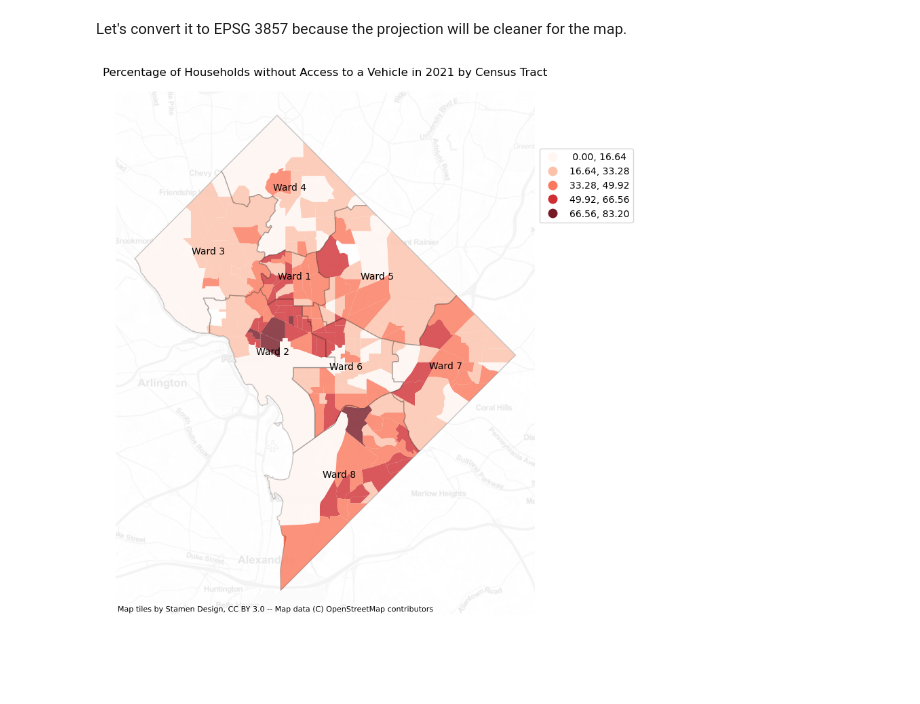
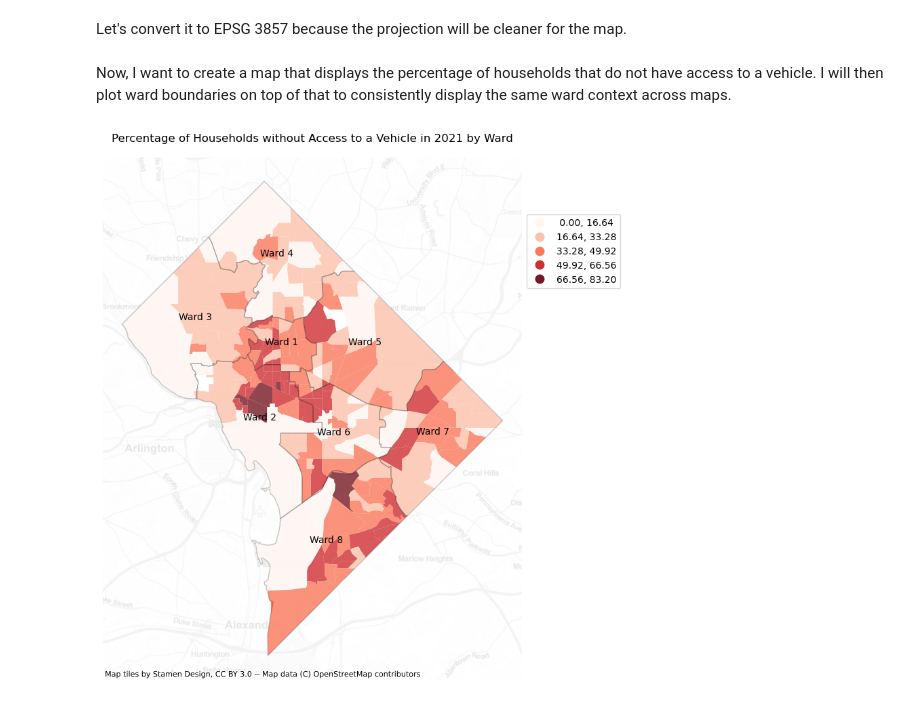
Before and after one commit to rseiberg/food_access_dc, a Jupyter notebook: Group Assignments/Final Project/vehicle_access_clean.ipynb, the cells around one changed output. Saved outputs shown, nothing was run; the diff lists cells and outputs as text; code cells hidden in the pictures; blank space fills up the shorter version.

```diff
--- a/Group Assignments/Final Project/vehicle_access_clean.ipynb
+++ b/Group Assignments/Final Project/vehicle_access_clean.ipynb
@@ -424,32 +449,34 @@ Datum: World Geodetic System 1984 ensemble
 Let's convert it to EPSG 3857 because the projection will be cleaner for the map.
 # %%
 tracts_vehicle_new = tracts_vehicle.to_crs(epsg=3857)
+# %% [markdown]
+Now, I want to create a map that displays the percentage of households that do not have access to a vehicle. I will then plot ward boundaries on top of that to consistently display the same ward context across maps.
 # %%
 fig, ax = plt.subplots(figsize=(10,10))
 
 tracts_vehicle_new.plot(figsize=(12,10),
                         column='No Vehicle Available',
                         legend=True,
                         cmap='Reds',
                         ax=ax,
                         legend_kwds={'loc':'upper left','bbox_to_anchor':(1,.9)},
                         scheme='equal_interval', alpha=0.9)
 
 wards_trimmed.plot(ax=ax,
                    color='white',
                    edgecolor='black',
                    alpha=0.2)
 
 wards_trimmed.apply(lambda x: ax.annotate(text=x['NAME'], xy=x.geometry.centroid.coords[0], ha='center'), axis=1);
 
 ax.axis('off')
 
-ax.set_title('Percentage of Households without Access to a Vehicle in 2021 by Census Tract')
+ax.set_title('Percentage of Households without Access to a Vehicle in 2021 by Ward')
 
 ctx.add_basemap(ax=ax,
                 crs=3857,
                 source=ctx.providers.Stamen.TonerLite,
                 alpha=0.1 # add transparency to make it less dominant
                 )
 # %% [output]
-[figure, old version]
+[figure, new version]
```
Also changed, not shown: parts of 81 cells of this notebook, 8 other files.
